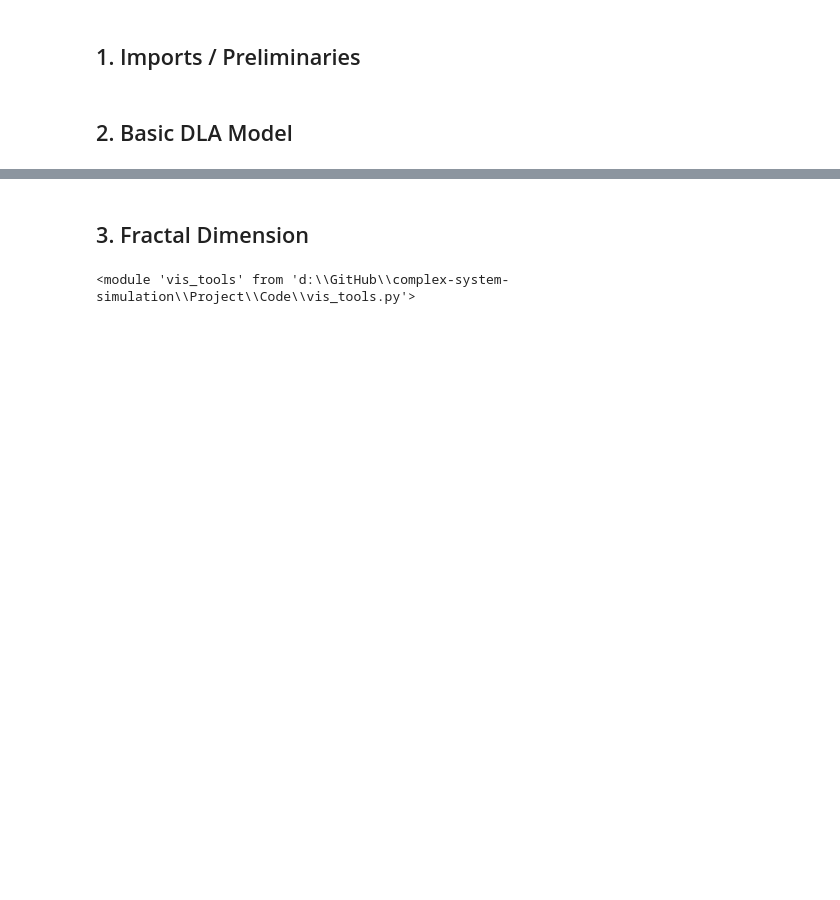
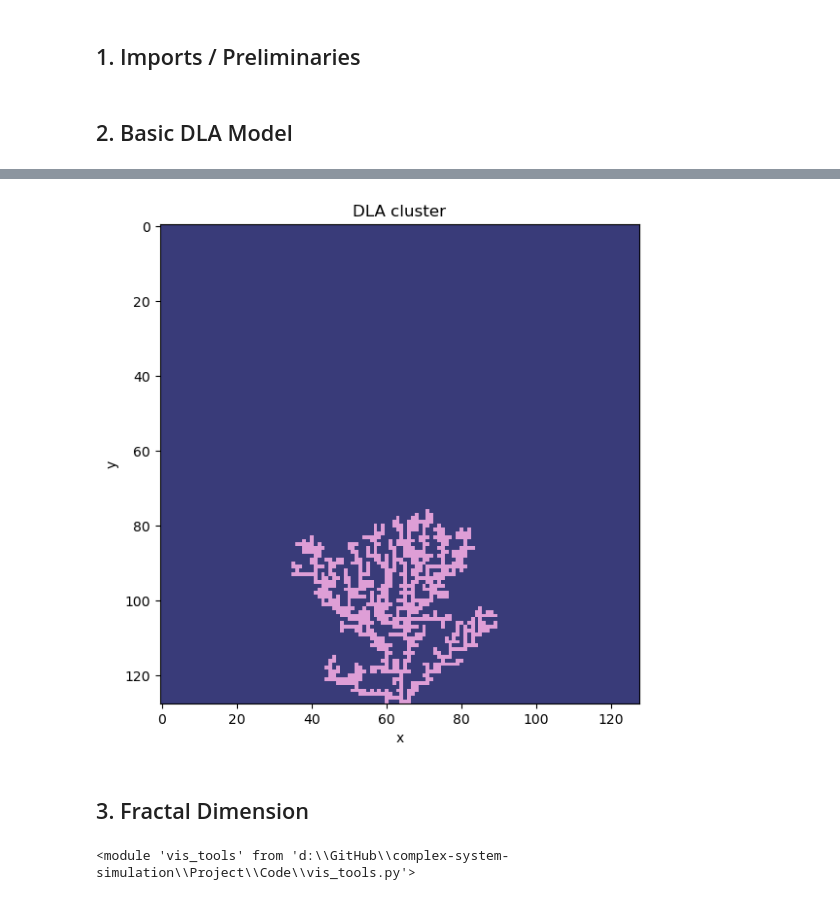
Before and after one commit to mboyan/complex-system-simulation, a Jupyter notebook: Project/Code/ProjectNotebook.ipynb, the cells around one changed output, grey strips where cells are left out. Drawn from its saved outputs; the diff is of its cells as text; code cells hidden in the pictures; blank space fills up the shorter version.

```diff
--- a/Project/Code/ProjectNotebook.ipynb
+++ b/Project/Code/ProjectNotebook.ipynb
@@ -27,6 +49,6 @@ reload(dm)
 # %%
 # Time / space parameters
-size = 64
+size = 128
 steps = 1000
 
 # Environment parameters
@@ -81,3 +145,38 @@ vt.animate_lattice((lattice_frames*5 + particles_frames)/6, interval=100)
+# %%
+# Time / space parameters
+size = 128
+steps = 1000
+target_mass = 0.05 * size ** 2
+max_timesteps = 10000
+
+# Environment parameters
+Moore = False
+obstacle = None
+drift_vec = np.array([6.12323400e-17, -1])
+sun_vec = np.array([0, -0.5])
+periodic = (False, False)
+n_seeds = np.array(int(1))
+regen_mode = 'edge'
+
+# Initialize lattice
+seeds = dm.init_seeds_bottom(size, n_seeds)
+lattice = dm.init_lattice(size, seeds)
+
+# Initialize obstacle lattice
+if obstacle is not None:
+    boxes = np.array([[15,17,19,35,10,20], [40, 45, 50, 55, 60, 55]])
+    obstacle = dm.init_obstacle_lattice(size, boxes=boxes, seed_coords=seeds)
+    print(np.sum(obstacle))
+
+# Initialize particles
+particle_density = 0.1
+particles = dm.init_particles(lattice, particle_density, obstacles=obstacle)
+
+lattice_frames, particles_frames, _, _ = ds.run_dla(size, max_timesteps, particle_density, n_seeds, target_mass, drift_vec, sun_vec, regen_mode = regen_mode)
+
+vt.plot_lattice(lattice_frames[-1])
+# %% [output]
+[figure, added]
 # %% [markdown]
 ## 3. Fractal Dimension
 # %%
```
Also changed, not shown: parts of 5 cells of this notebook, 11 other files.
